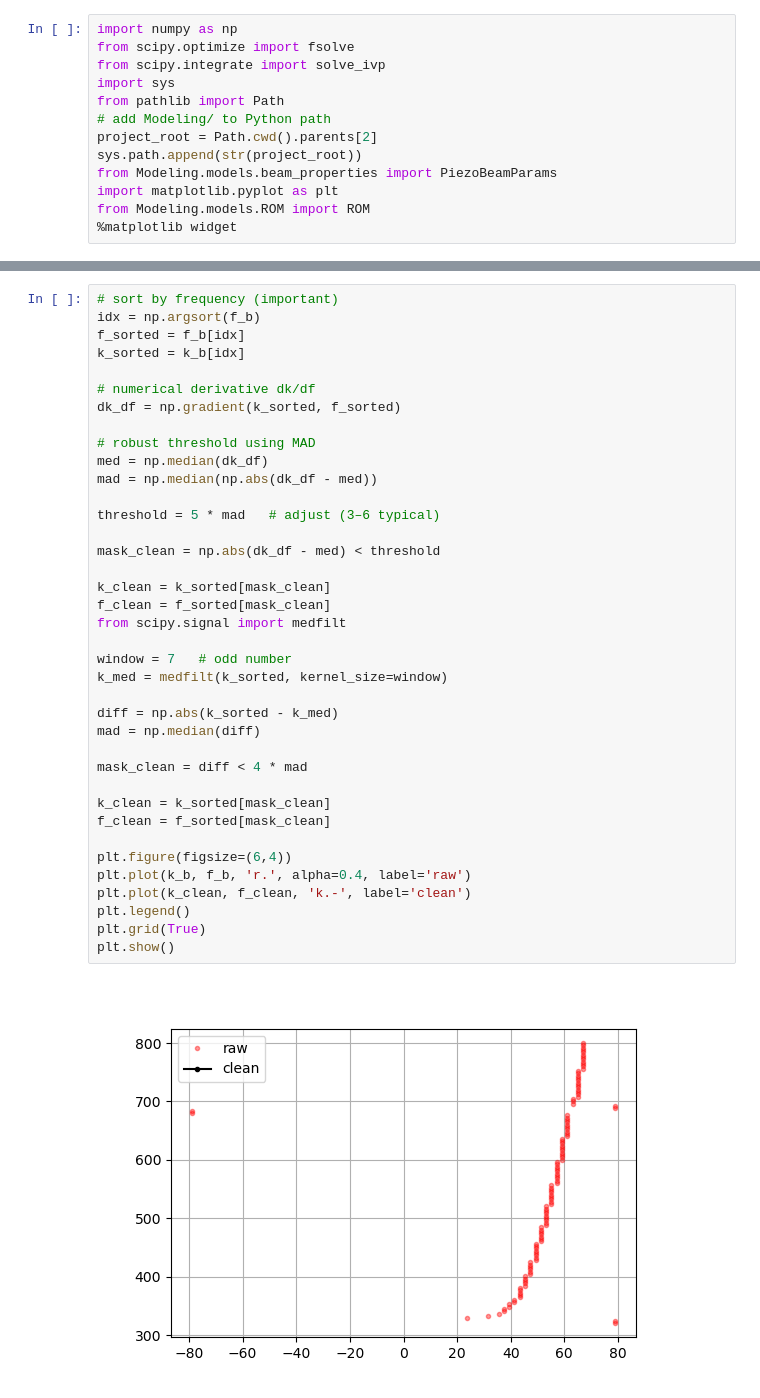
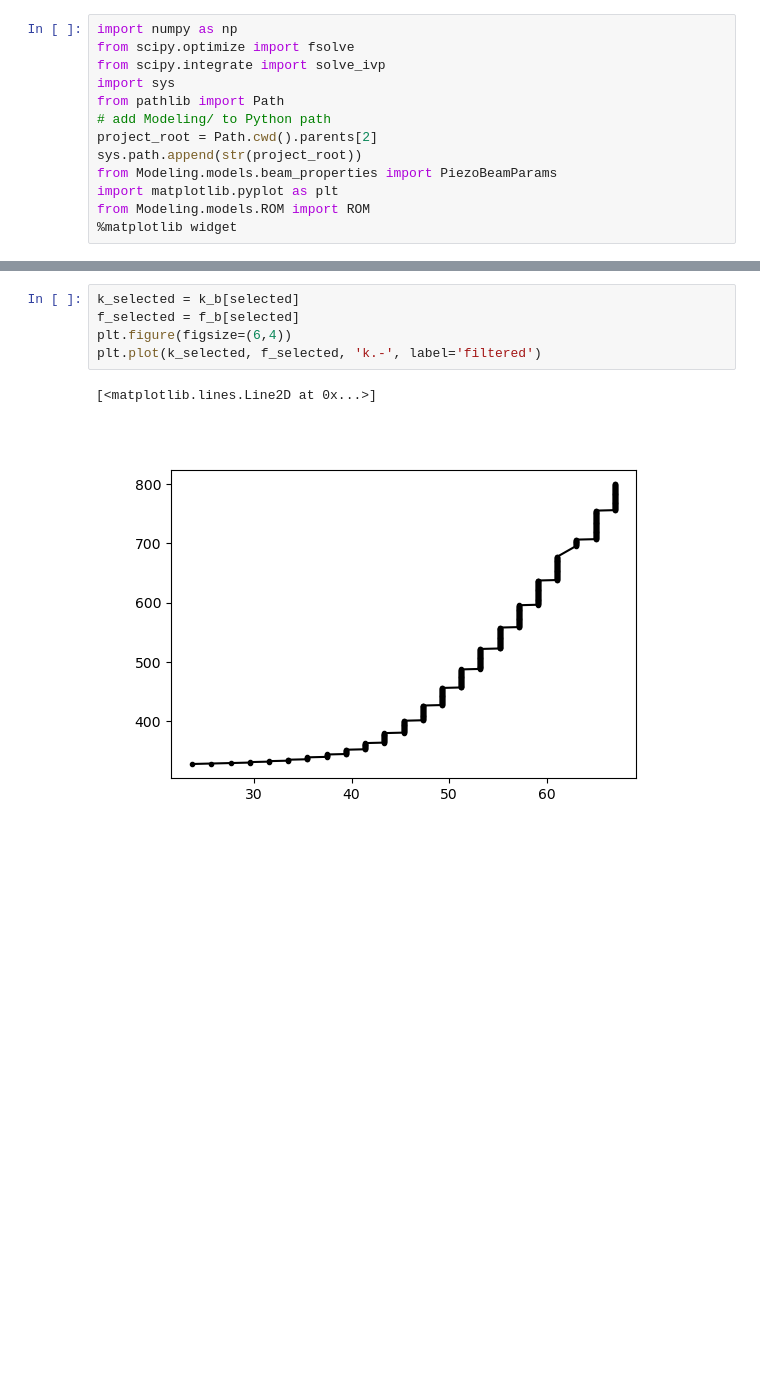
Before and after one commit to nimaet/Modeling, a Jupyter notebook: tasks/soliton/dispersion1.ipynb, the cells around one changed output, grey strips where cells are left out. Cells and saved outputs as stored; diff of their text form; blank space fills up the shorter version.

```diff
--- a/tasks/soliton/dispersion1.ipynb
+++ b/tasks/soliton/dispersion1.ipynb
@@ -113,40 +116,8 @@ plt.show()
-# %%
-# sort by frequency (important)
-idx = np.argsort(f_b)
-f_sorted = f_b[idx]
-k_sorted = k_b[idx]
-
-# numerical derivative dk/df
-dk_df = np.gradient(k_sorted, f_sorted)
-
-# robust threshold using MAD
-med = np.median(dk_df)
-mad = np.median(np.abs(dk_df - med))
-
-threshold = 5 * mad   # adjust (3–6 typical)
-
-mask_clean = np.abs(dk_df - med) < threshold
-
-k_clean = k_sorted[mask_clean]
-f_clean = f_sorted[mask_clean]
-from scipy.signal import medfilt
-
-window = 7   # odd number
-k_med = medfilt(k_sorted, kernel_size=window)
-
-diff = np.abs(k_sorted - k_med)
-mad = np.median(diff)
-
-mask_clean = diff < 4 * mad
-
-k_clean = k_sorted[mask_clean]
-f_clean = f_sorted[mask_clean]
-
-plt.figure(figsize=(6,4))
-plt.plot(k_b, f_b, 'r.', alpha=0.4, label='raw')
-plt.plot(k_clean, f_clean, 'k.-', label='clean')
-plt.legend()
-plt.grid(True)
-plt.show()
-# %% [output]
-[figure, removed]
+# %%
+k_selected = k_b[selected]
+f_selected = f_b[selected]
+plt.figure(figsize=(6,4))
+plt.plot(k_selected, f_selected, 'k.-', label='filtered')
+# %% [output]
+[<matplotlib.lines.Line2D at 0x...>]
+[figure, added]
```
Also changed, not shown: parts of 8 cells of this notebook.
